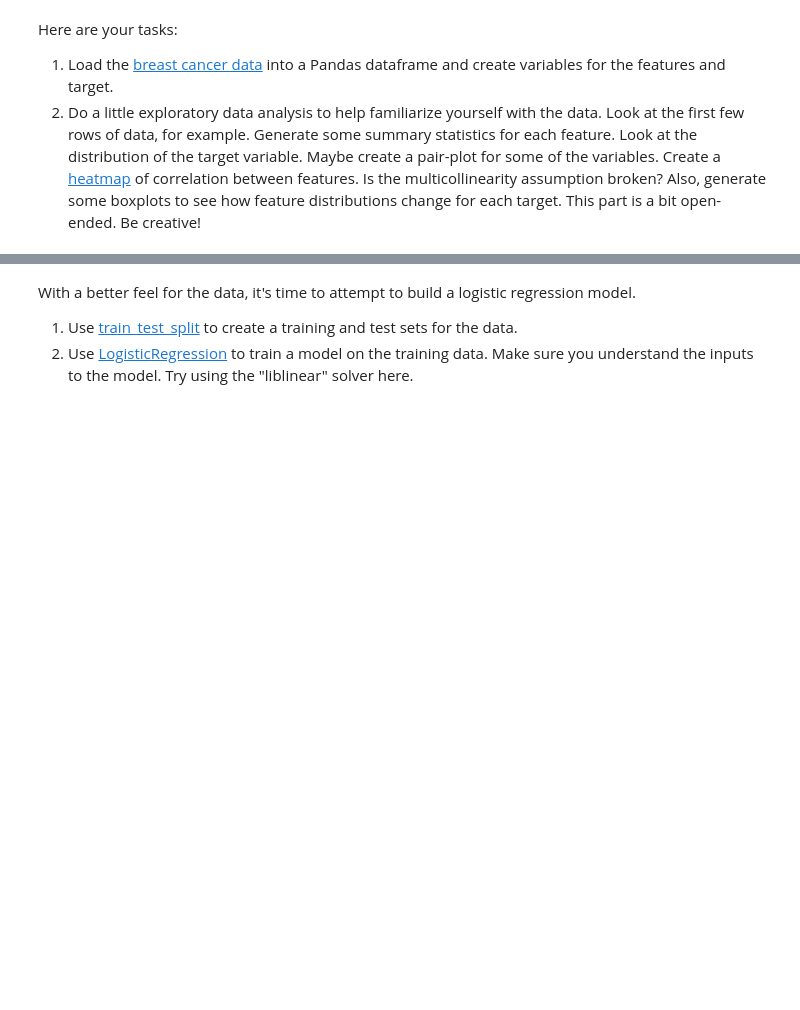
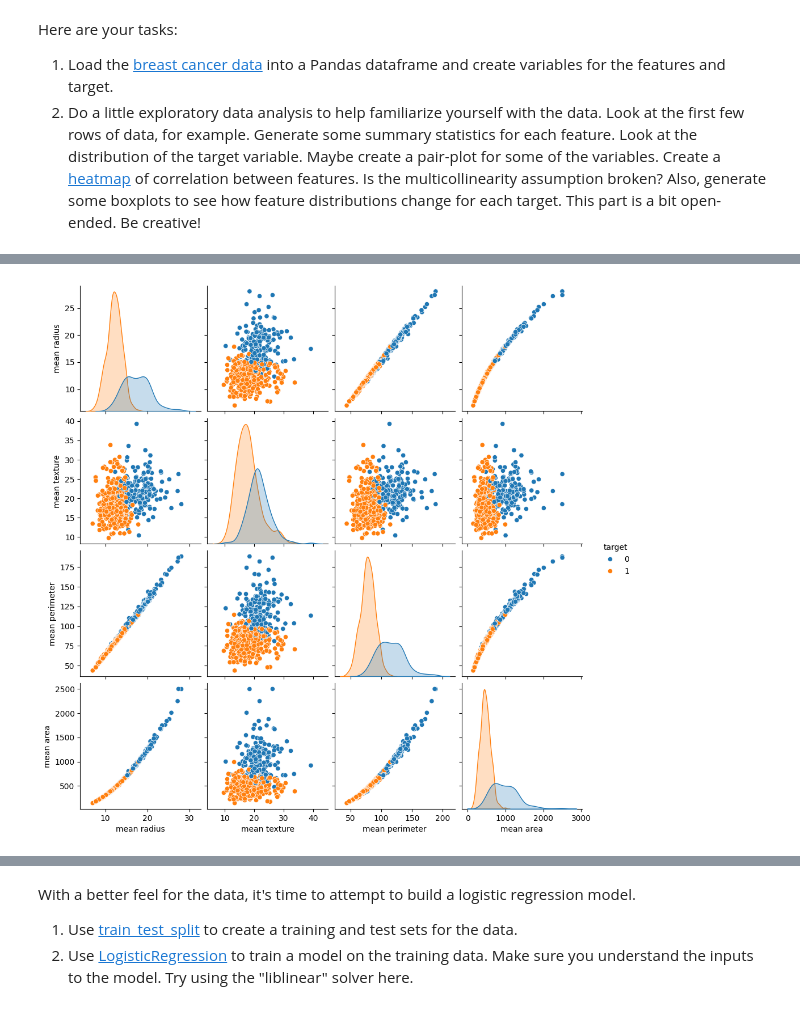
Before and after one commit to beltranster/mbm, a Jupyter notebook: Student_MLE_MiniProject_Logistic_Regression.ipynb, the cells around one changed output, grey strips where cells are left out. Drawn from its saved outputs; the diff is of its cells as text; code cells hidden in the pictures; blank space fills up the shorter version.

```diff
--- a/Student_MLE_MiniProject_Logistic_Regression.ipynb
+++ b/Student_MLE_MiniProject_Logistic_Regression.ipynb
@@ -63,2 +62,7 @@ Here are your tasks:
+# %%
+# Load data and split into feature and target variables
+data = load_breast_cancer() # Store the result in a new variable
+df = pd.DataFrame(data.data, columns=data.feature_names) # Use the new variable name
+df['target'] = data.target
 # %%
 # View first 5 rows of the data
@@ -69,4 +115,8 @@ Here are your tasks:
 # %%
 # Create a pairplot for the first few features
+sns.pairplot(df, vars=df.columns[:4], hue = 'target')
+plt.show()
+# %% [output]
+[figure, added]
 # %%
 # Create a correlation coefficeint heatmap
```
Also changed, not shown: parts of 17 cells of this notebook.
